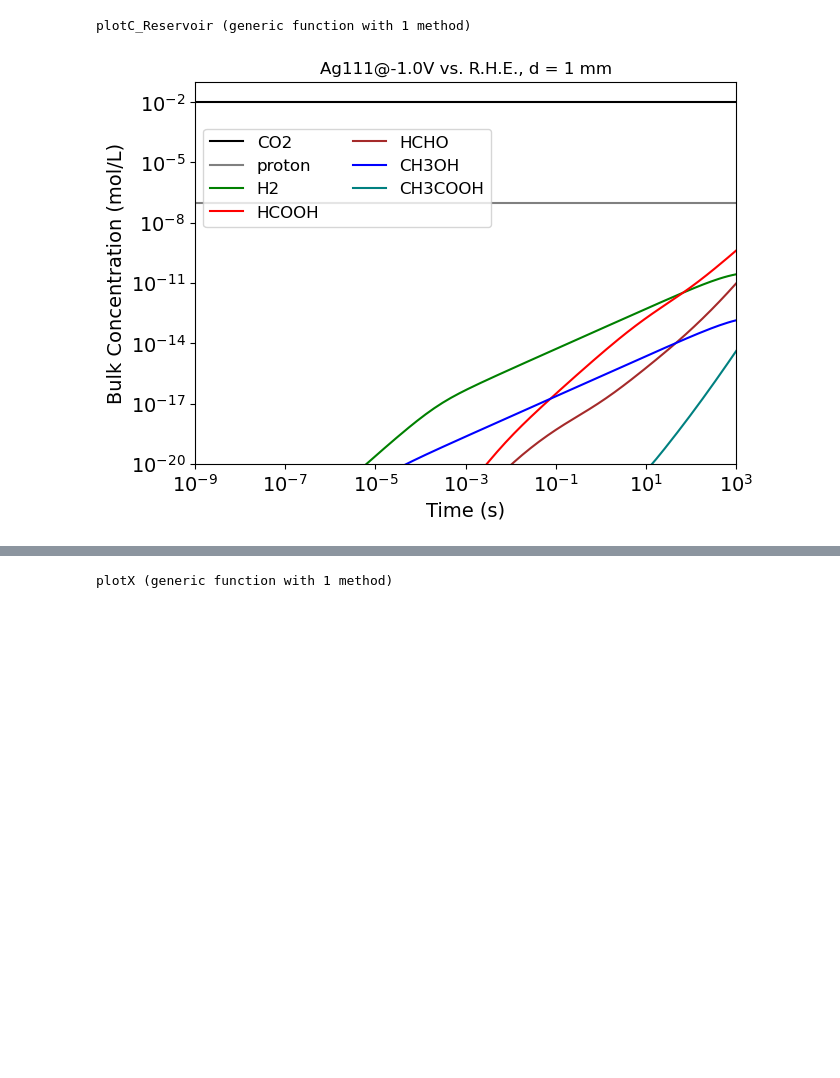
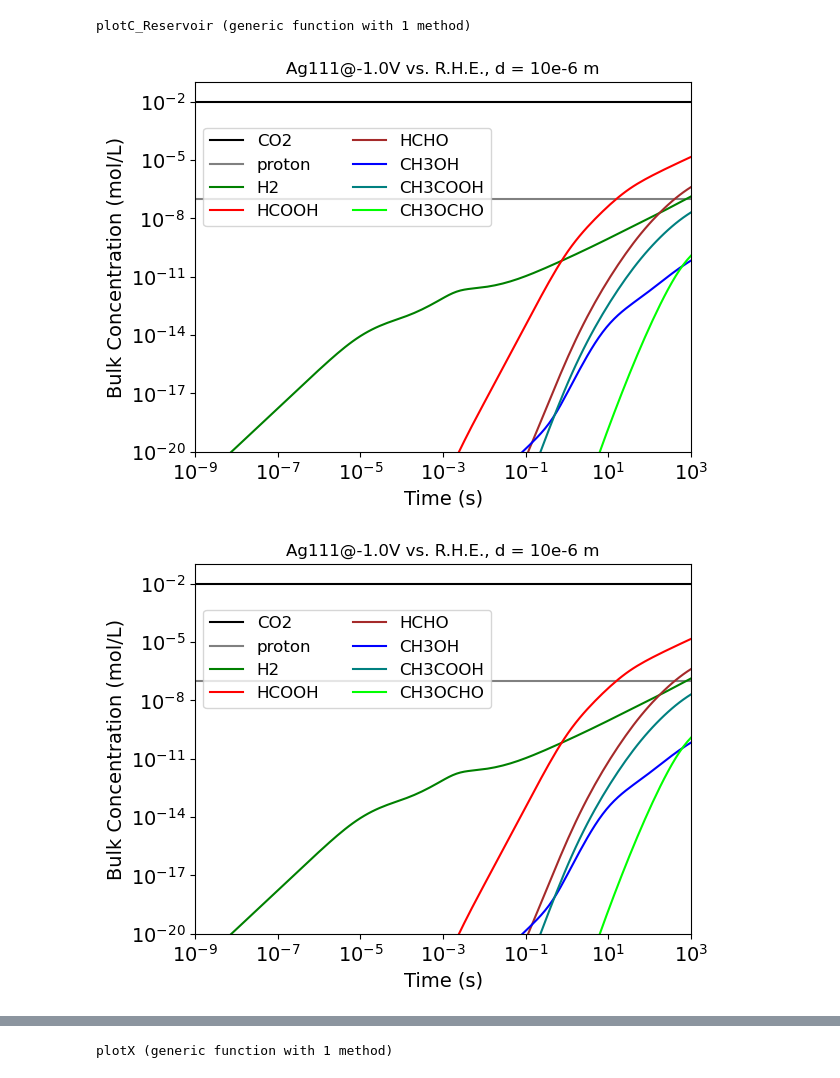
Before and after one commit to Torrie01/CO2_RR_RMG, a Jupyter notebook: CO2_Reduction_Ag/CO2RR_RMS_Diffusion_Interface_1.ipynb, the cells around one changed output, grey strips where cells are left out. Drawn from its saved outputs; the diff is of its cells as text; code cells hidden in the pictures; blank space fills up the shorter version.

Commit message:
Change boundary layer thickness
When adding Volmer and Heyrovsky, it was not able to solve
until I changed the boundary layer thickness from 1mm to 1 um.

also changed some plots

```diff
--- a/CO2_Reduction_Ag/CO2RR_RMS_Diffusion_Interface_1.ipynb
+++ b/CO2_Reduction_Ag/CO2RR_RMS_Diffusion_Interface_1.ipynb
@@ -11,5 +27,5 @@ using Sundials
 using SciMLBase
 using QuadGK
 # %%
-outdict = readinput("Ag_C2_042925.rms")
+outdict = readinput("/home/danieltori/CO2_RR_RMG/CO2_Reduction_Ag/Ag_C2_042925.rms")
 # %% [output]
@@ -43,7 +59,7 @@ surfrxns = outdict["surface"]["Reactions"]
 interfacerxns = outdict[Set(["surface", "gas"])]["Reactions"]
 solv = outdict["Solvents"][1];
 # %%
-sitedensity = 2.294e-5; # Ag111 site density is 2.294e-9 mol/cm^2 or 2.294e-5 mol/m^2
+sitedensity = 2.292e-5; # Ag111 site density is 2.294e-9 mol/cm^2 or 2.294e-5 mol/m^2
 boundarylayer = IdealDiluteSolution(boundarylayerspcs,boundarylayerrxns,solv,name="boundarylayeruid",diffusionlimited=true);
 surf = IdealSurface(surfspcs,surfrxns,sitedensity,name="surface");
 # %%
@@ -67,7 +83,7 @@ C_proton = 1e-7*1e3;
 C_co2 = 1e-2*1e3;
 C_default = 1e-12;
 V_res = 1e3;
-layer_thickness = 1e-3;
+layer_thickness = 1e-6;
 AVratio = 36;
 A_surf = V_res*AVratio;
 V_bl = A_surf*layer_thickness;
@@ -86,12 +102,12 @@ initialcondsreservoir = Dict(["proton"=>C_proton,
 
 
 # Assume voltage is -1.0 V vs. R.H.E. which equates to -1.414 V vs. S.H.E. at pH=7
-initialcondssurf = Dict(["CO2X"=>0.4*sites,
+initialcondssurf = Dict(["CO2X"=>0.1*sites,
         # "CHO2X"=>0.1*sites,
         # "CO2HX"=>0.1*sites,
         # "OX"=>0.1*sites,
         # "OCX"=>0.1*sites,
-        "vacantX"=>0.6*sites,
+        "vacantX"=>0.9*sites,
         # "CH2O2X"=>0.05*sites,
         # "CHOX"=>0.04*sites,
         # "CH2OX"=>0.01*sites,
@@ -231,16 +247,17 @@ plotC_Reservoir (generic function with 1 method)
 # %%
 exclude_species = ["H2O", "O=CC=O", "O=CCO", "CC=O"]
 plotC_Reservoir(ssys.sims[1], conc_matrix, t_vals_2, 1e-12, exclude_species)
 
 xscale("log")
 yscale("log")
 xlim(1e-9, 1e3)
 ylim(1e-20, 1e-1)
-legend(loc="upper left", bbox_to_anchor=(0, 0.9), fontsize=12, ncol=2)
-title("Ag111@-1.0V vs. R.H.E., d = 1 mm")
+legend(loc="upper left", bbox_to_anchor=(0, 0.9), fontsize=12,  ncol=2)
+title("Ag111@-1.0V vs. R.H.E., d = 10e-6 m")
 gcf()
 # %% [output]
-[figure, old version]
+[figure, new version]
+[figure, added]
 # %%
 clf()
 
```
Also changed, not shown: parts of 26 cells of this notebook.
